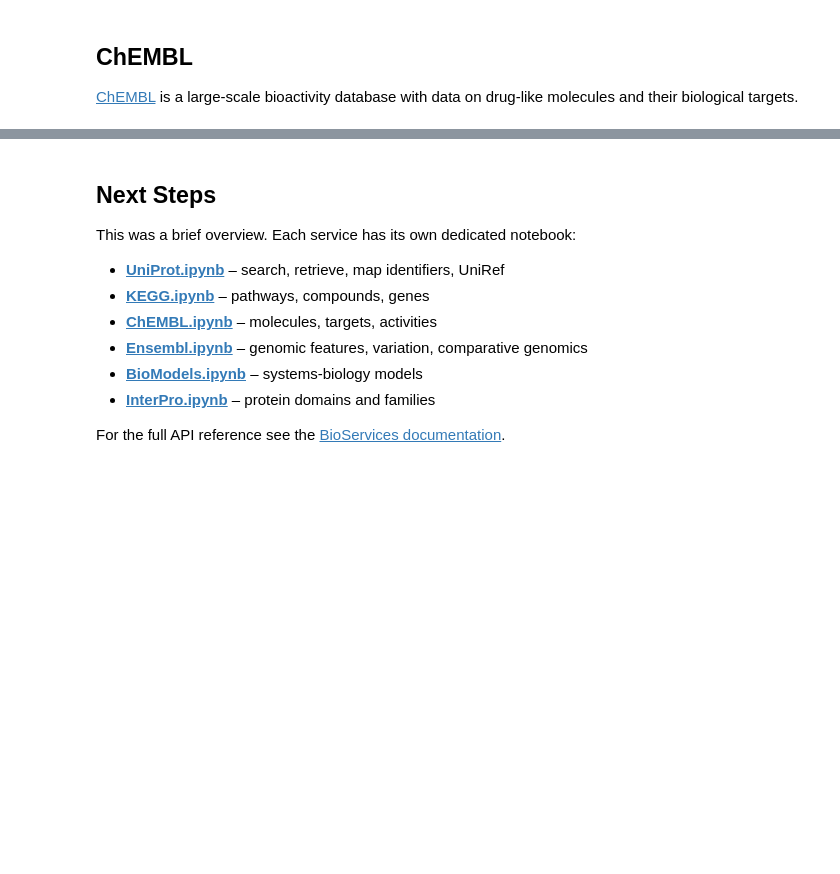
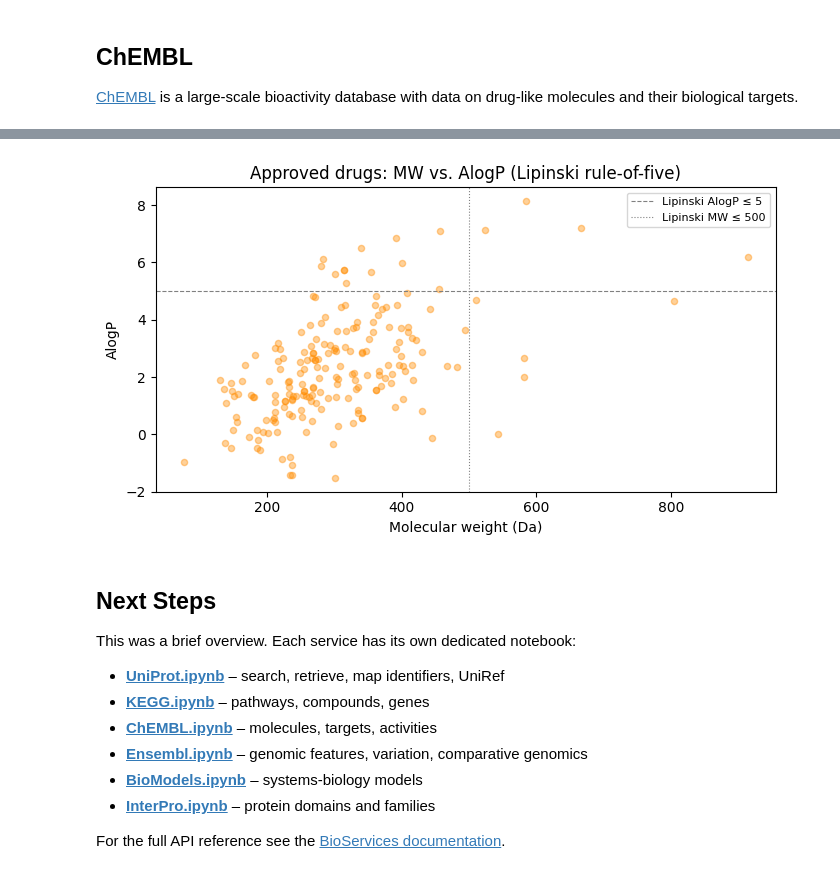
Before and after one commit to cokelaer/bioservices, a Jupyter notebook: doc/notebooks/Overview.ipynb, the cells around one changed output, grey strips where cells are left out. Cells and saved outputs as stored; diff of their text form; code cells hidden in the pictures; blank space fills up the shorter version.

```diff
--- a/doc/notebooks/Overview.ipynb
+++ b/doc/notebooks/Overview.ipynb
@@ -88,6 +126,6 @@ print("Max phase      :", mol.get("max_phase"))
 # %%
 # Retrieve 200 approved drugs and scatter-plot MW vs AlogP (Lipinski rule-of-five)
-drugs = c.get_approved_drugs(limit=200)
+drugs = c.get_approved_drugs(maxdrugs=200)
 df_drugs = pd.DataFrame([
     {
         "name": d.get("pref_name", ""),
@@ -108,3 +146,4 @@ ax.set_title("Approved drugs: MW vs. AlogP (Lipinski rule-of-five)")
 ax.legend(fontsize=8)
 plt.tight_layout()
 plt.show()
+# %% [output]
@@ -111,3 +151,4 @@ plt.show()
+[figure, added]
 # %% [markdown]
 ## Next Steps
 
```
Also changed, not shown: parts of 8 cells of this notebook, 7 other files.
